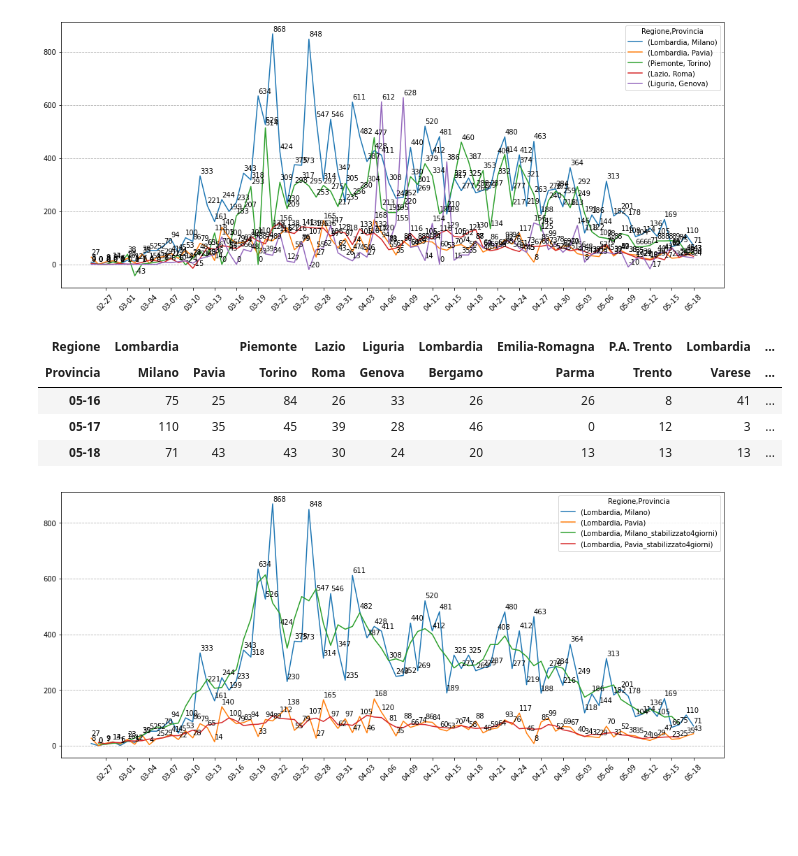
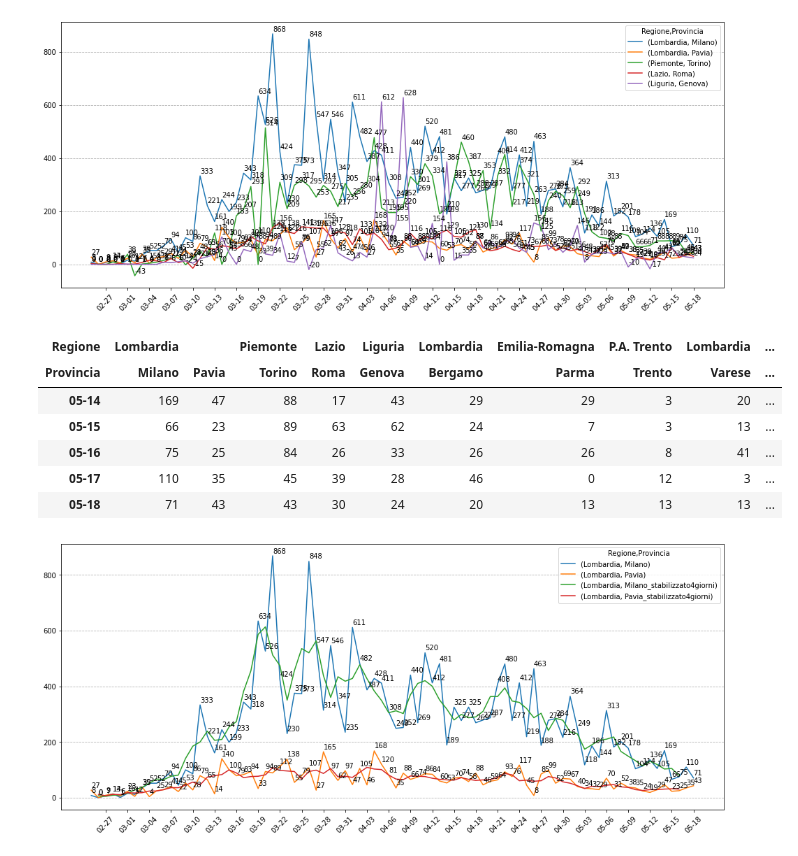
Before and after one commit to baraldian/analyzing-covid-infections-italy, a Jupyter notebook: Andamento COVID.ipynb, the cells around one changed output. Drawn from its saved outputs; the diff is of its cells as text; code cells hidden in the pictures; blank space fills up the shorter version.

Commit message:
Table frame to 5 days

```diff
--- a/Andamento COVID.ipynb
+++ b/Andamento COVID.ipynb
@@ -90,13 +91,15 @@ ax = plot_annotate(crescita.sort_values(by=crescita.columns[-1], ascending=False
 # %% [output]
 [figure]
 # %%
-xx = crescita.sort_values(by=crescita.columns[-1], ascending=False).iloc[:13,-3:].T
+xx = crescita.sort_values(by=crescita.columns[-1], ascending=False).iloc[:13,-5:].T
 with open(covid_path+'/frame01.html', 'w') as out:
   out.write(xx.to_html())
 xx
 # %% [output]
 | Regione | Lombardia |  | Piemonte | Lazio | Liguria | Lombardia | Emilia-Romagna | P.A. Trento | Lombardia | ... |
 | Provincia | Milano | Pavia | Torino | Roma | Genova | Bergamo | Parma | Trento | Varese | ... |
+| 05-14 | 169 | 47 | 88 | 17 | 43 | 29 | 29 | 3 | 20 | ... |
+| 05-15 | 66 | 23 | 89 | 63 | 62 | 24 | 7 | 3 | 13 | ... |
 | 05-16 | 75 | 25 | 84 | 26 | 33 | 26 | 26 | 8 | 41 | ... |
 | 05-17 | 110 | 35 | 45 | 39 | 28 | 46 | 0 | 12 | 3 | ... |
 | 05-18 | 71 | 43 | 43 | 30 | 24 | 20 | 13 | 13 | 13 | ... |
```
Also changed, not shown: parts of 7 cells of this notebook, 2 other files.
